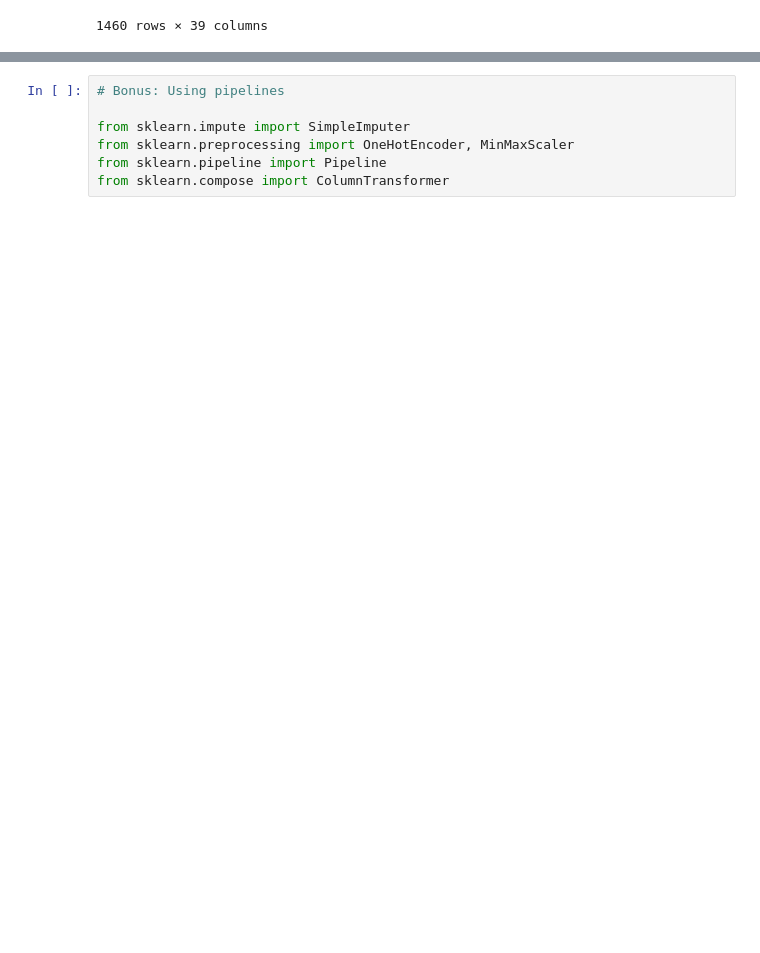
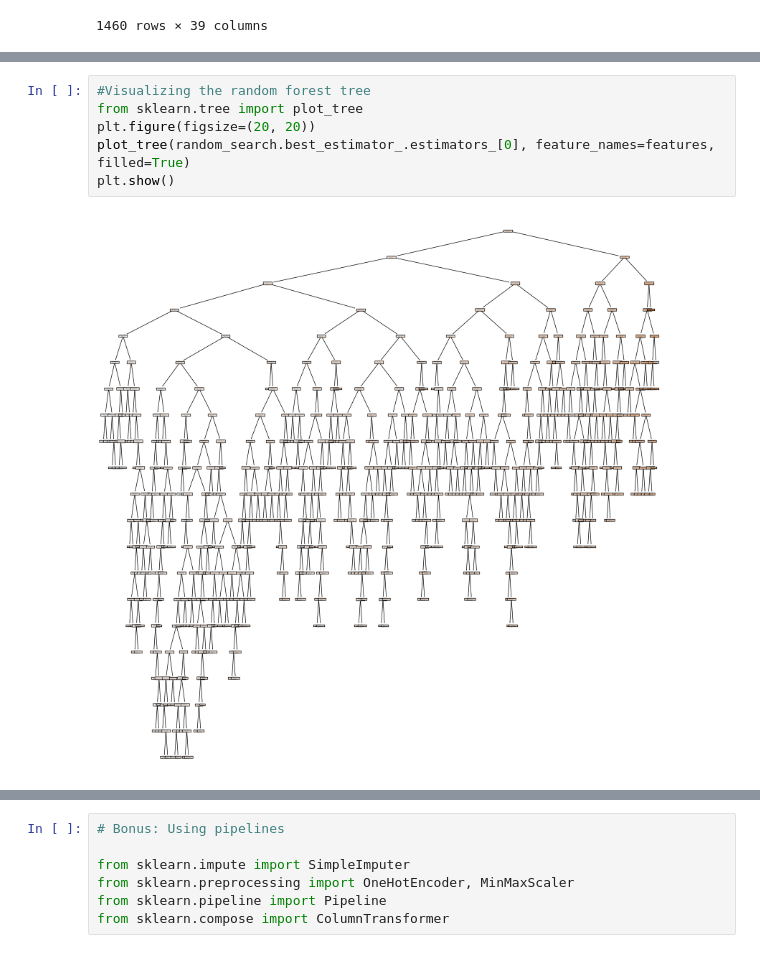
Before and after one commit to jbouniol/kaggle-house-prices-prediction, a Jupyter notebook: Notebook/RandomForest.ipynb, the cells around one changed output, grey strips where cells are left out. Drawn from its saved outputs; the diff is of its cells as text; blank space fills up the shorter version.

```diff
--- a/Notebook/RandomForest.ipynb
+++ b/Notebook/RandomForest.ipynb
@@ -371 +402,9 @@ GridSearchCV(cv=5, estimator=RandomForestRegressor(), n_jobs=-1,
+# %%
+#Visualizing the random forest tree
+from sklearn.tree import plot_tree
+plt.figure(figsize=(20, 20))
+plot_tree(random_search.best_estimator_.estimators_[0], feature_names=features, filled=True)
+plt.show()
+# %% [output]
+[figure, added]
 # %%
```
Also changed, not shown: parts of 14 cells of this notebook.
